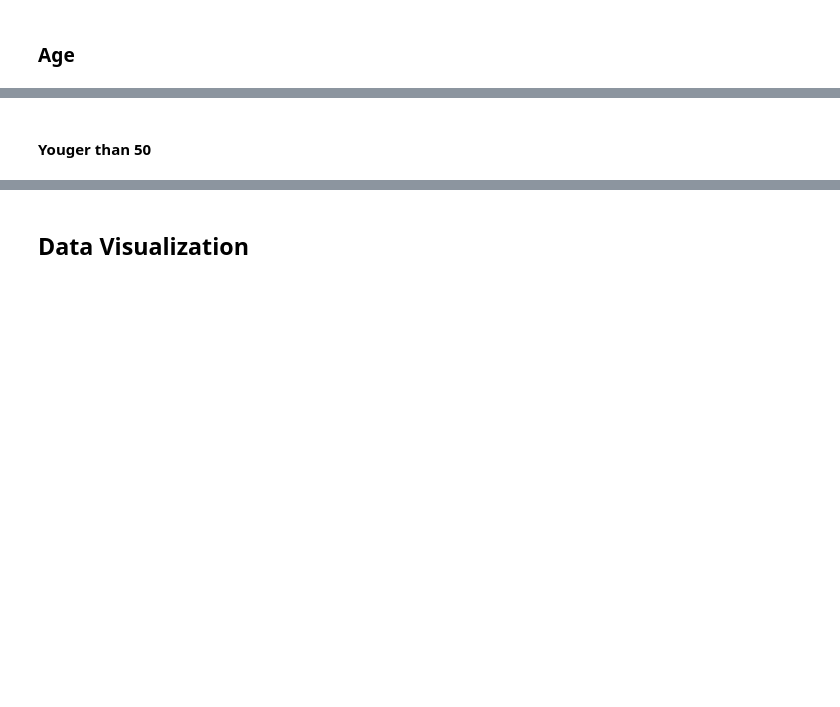
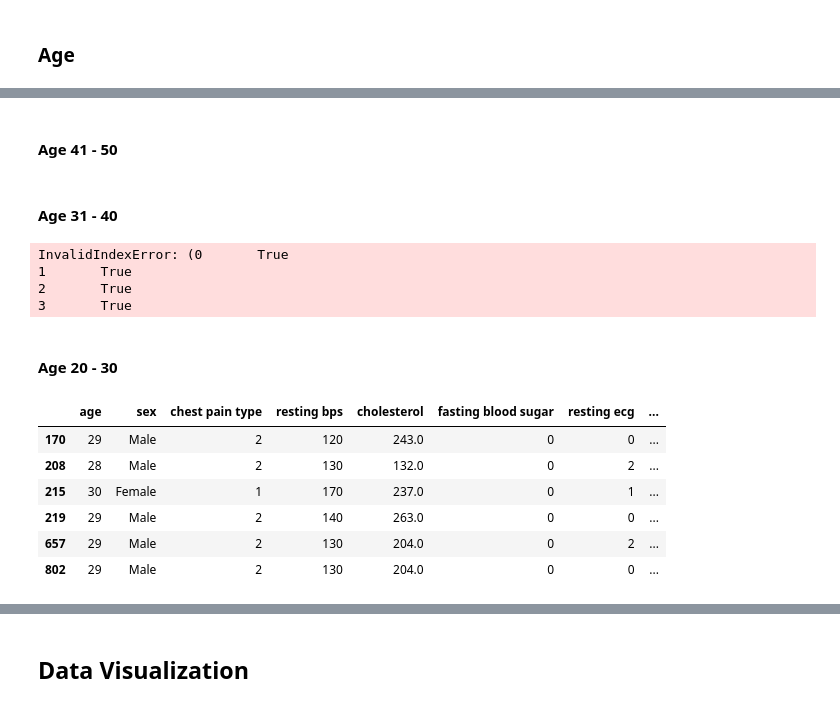
Before and after one commit to Astro0re/Data, a Jupyter notebook: Heart Disease/Heart Disease analysis.ipynb, the cells around one changed output, grey strips where cells are left out. Drawn from its saved outputs; the diff is of its cells as text; code cells hidden in the pictures; blank space fills up the shorter version.

```diff
--- a/Heart Disease/Heart Disease analysis.ipynb
+++ b/Heart Disease/Heart Disease analysis.ipynb
@@ -167,0 +177,2 @@ Age_Old[Age_Old['cholesterol'] < 170]
+# %% [markdown]
+#### Age 41 - 50
@@ -168,5 +182,23 @@ Age_Old[Age_Old['cholesterol'] < 170]
+# %% [markdown]
+#### Age 31 - 40
+# %%
+Age_31_40 = Hrt[(Hrt['age'] >= 31) (Hrt['age'] <=40) ]
+Age_30_40
+# %% [output]
+InvalidIndexError: (0       True
+1       True
+2       True
+3       True
 # %% [markdown]
-#### Youger than 50
+#### Age 20 - 30
 # %%
-Age_Young = Hrt[(Hrt['age'] < 50) ]
-Age_Young
+Age_20_30 = Hrt[(Hrt['age'] < 31) ]
+Age_20_30
+# %% [output]
+|  | age | sex | chest pain type | resting bps | cholesterol | fasting blood sugar | resting ecg | ... |
+| 170 | 29 | Male | 2 | 120 | 243.0 | 0 | 0 | ... |
+| 208 | 28 | Male | 2 | 130 | 132.0 | 0 | 2 | ... |
+| 215 | 30 | Female | 1 | 170 | 237.0 | 0 | 1 | ... |
+| 219 | 29 | Male | 2 | 140 | 263.0 | 0 | 0 | ... |
+| 657 | 29 | Male | 2 | 130 | 204.0 | 0 | 2 | ... |
+| 802 | 29 | Male | 2 | 130 | 204.0 | 0 | 0 | ... |
```
Also changed, not shown: parts of 55 cells of this notebook, 1 other file.
